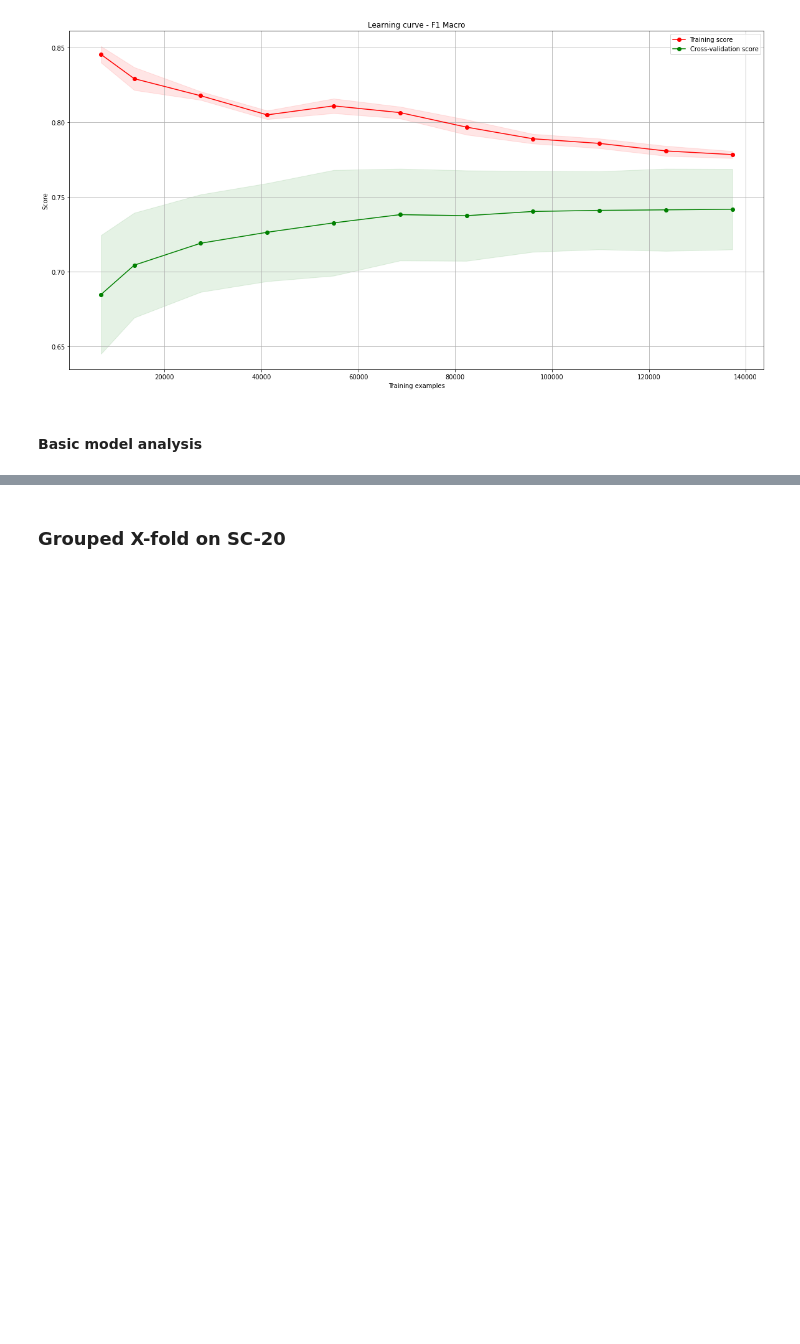
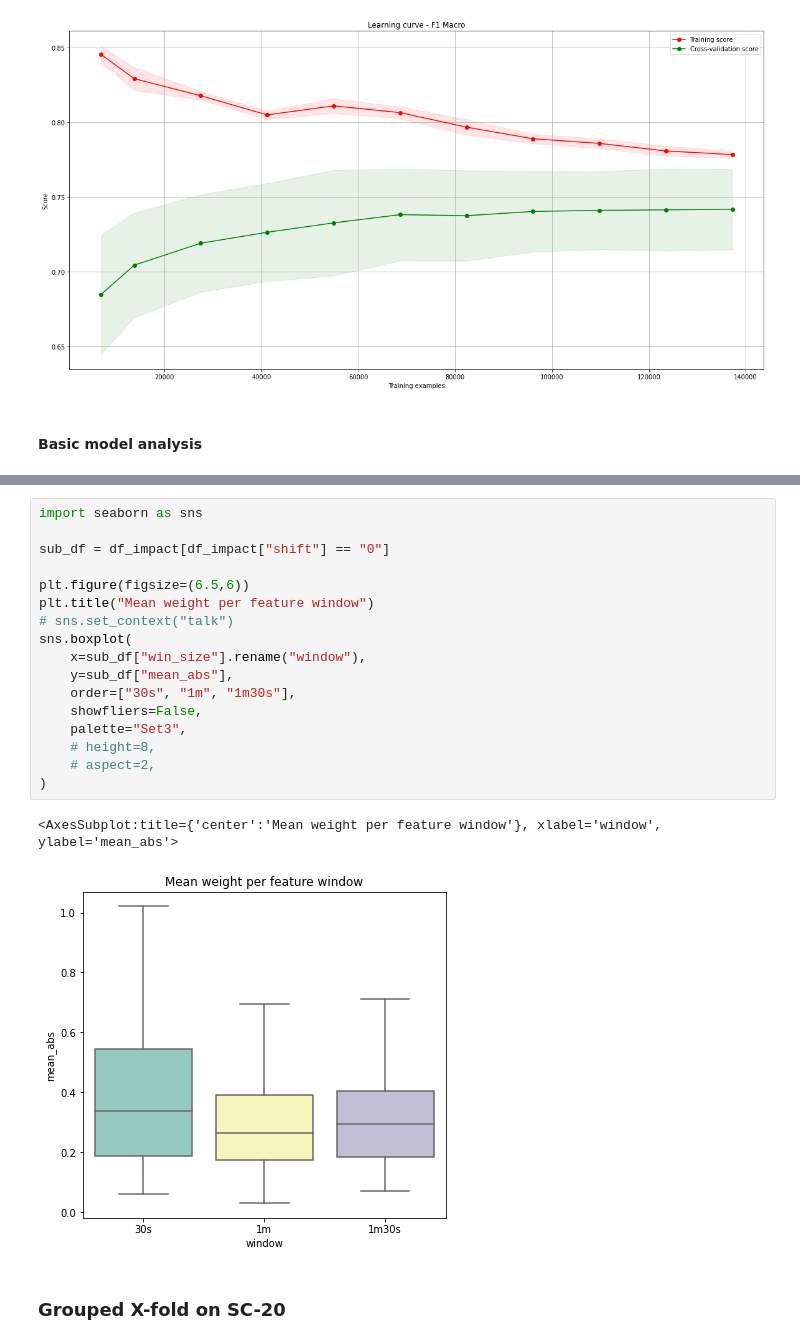
Before and after one commit to predict-idlab/sleep-linear, a Jupyter notebook: notebooks/SleepEDF-SC +- 30min.ipynb, the cells around one changed output, grey strips where cells are left out. Cells and saved outputs as stored; diff of their text form; blank space fills up the shorter version.

```diff
--- a/notebooks/SleepEDF-SC +- 30min.ipynb
+++ b/notebooks/SleepEDF-SC +- 30min.ipynb
@@ -962,3 +1065,23 @@ plot_linear_classification_coefs(pipe, feat_cols=feat_cols)
+# %%
+import seaborn as sns
+
+sub_df = df_impact[df_impact["shift"] == "0"]
+
+plt.figure(figsize=(6.5,6))
+plt.title("Mean weight per feature window")
+# sns.set_context("talk")
+sns.boxplot(
+    x=sub_df["win_size"].rename("window"),
+    y=sub_df["mean_abs"],
+    order=["30s", "1m", "1m30s"],
+    showfliers=False,
+    palette="Set3",
+    # height=8,
+    # aspect=2,
+)
+# %% [output]
+<AxesSubplot:title={'center':'Mean weight per feature window'}, xlabel='window', ylabel='mean_abs'>
+[figure, added]
 # %% [markdown]
 ### Grouped X-fold on SC-20
 # %%
```
Also changed, not shown: parts of 30 cells of this notebook, 3 other files.
